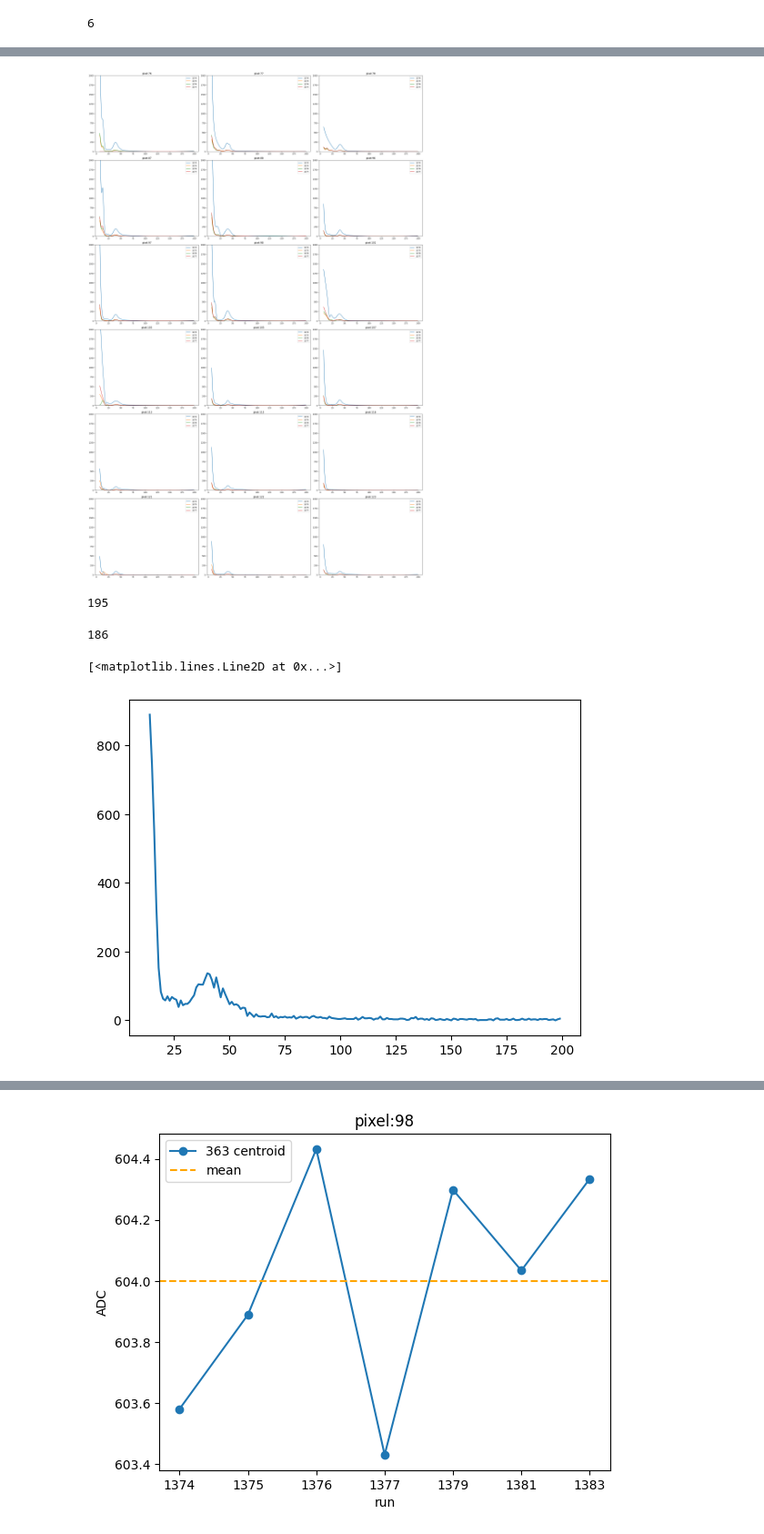
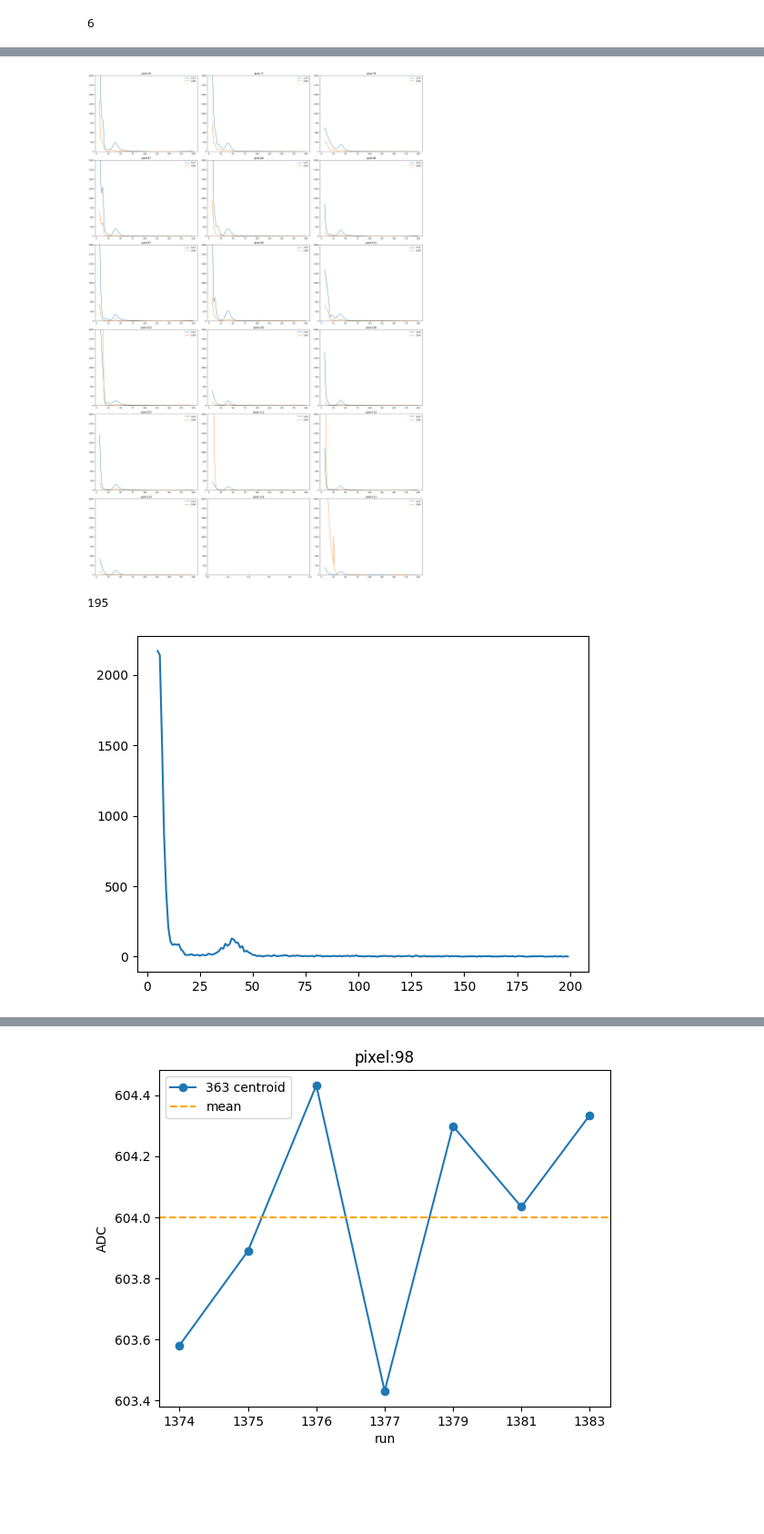
Before and after one commit to arlee-shelby/calibration, a Jupyter notebook: SnCalibration_pixelResults.ipynb, the cells around one changed output, grey strips where cells are left out. Shown: that part at 91% size. Saved outputs shown, nothing was run; the diff lists cells and outputs as text; code cells hidden in the pictures; blank space fills up the shorter version.

```diff
--- a/SnCalibration_pixelResults.ipynb
+++ b/SnCalibration_pixelResults.ipynb
@@ -17,7 +17,7 @@ np.set_printoptions(threshold=sys.maxsize)
 # %%
 pd.set_option("display.max_colwidth", 15)
 # %%
-runs = [1374, 1375, 1376, 1377, 1379, 1381]
+runs = [1374, 1389, 1376, 1377, 1379, 1381]
         #1383, 1385, 1389]
 # runs = [1304]
 # %%
@@ -55,7 +65,7 @@ for j in np.int16(dataAll[dataAll['run']==1374]['pixel'][:18]):
     ax=py.subplot(nrows,ncols,cnt)
     ax.set_title('pixel:%d'%j)
     ax.set_ylim(0,62)
-    for i in range(4):
+    for i in range(2):
 
         if dataAll[dataAll['pixel']==j].iloc[i]['CE']==3:
             #need to initialize the class to get the correct fit function based on the same recorded initilizing flag in column "CE"
@@ -109,7 +119,7 @@ for j in np.int16(dataAll[dataAll['run']==1374]['pixel'][:18]):
     ax=py.subplot(nrows,ncols,cnt)
     ax.set_title('pixel:%d'%j)
     ax.set_ylim(0,2000)
-    for i in range(4):
+    for i in range(2):
         if dataAll[dataAll['pixel']==j].iloc[i]['Xray']==5:
 
             conf['xray'] = 'five'
@@ -138,7 +148,18 @@ for j in np.int16(dataAll[dataAll['run']==1374]['pixel'][:18]):
             ax.plot(x,Sn.get_fit(x,*np.float64(dataAll[dataAll['pixel']==j].iloc[i]['xray'].replace('[','').replace(']','').split())),label = '%d'%runs[i])
             ax.legend()
 
-        if dataAll[dataAll['pixel']==j].iloc[i]['Xray']==0:
+#         if dataAll[dataAll['pixel']==j].iloc[i]['Xray']==2:
+
+#             conf['xray'] = 'two'
+#             Sn = SnCalibration()
+
+#             ax=py.subplot(nrows,ncols,cnt)
+
+#             ax.plot(x,Sn.get_fit(x,*np.float64(dataAll[dataAll['pixel']==j].iloc[i]['xray'].replace('[','').replace(']','').split())),label = '%d'%runs[i])
+#             ax.legend()
+
+
+        if dataAll[dataAll['pixel']==j].iloc[i]['Xray']==2:
 
             conf['xray'] = 'zero'
             Sn = SnCalibration()
@@ -150,28 +171,26 @@ for j in np.int16(dataAll[dataAll['run']==1374]['pixel'][:18]):
 
 py.tight_layout()
 # %% [output]
-[figure, old version]
+[figure, new version]
-# %%
-len(np.zeros(195))
-# %% [output]
-195
 # %%
-x = np.arange(14,200)
+x = np.arange(5,200)
 print(len(x))
 # for i in range(7):
-#     conf['capture'] = 'OFF'
-#     conf['capture'] = ''
-#     Sn = SnCalibration()
+conf['capture'] = 'OFF'
+conf['xray'] = 'five'
+Sn = SnCalibration()
 
         #plot all the fits with the same initilization on the same graph
 
 
         #need to convert the stored parameter string into the corresponding numerical values and plot Sn.get_fit (the fitting function)
-#     plt.plot(x,Sn.get_fit(x,*np.float64(dataAll[dataAll['pixel']==116].iloc[i]['ecap'].replace('[','').replace(']','').split())),label = '%d'%runs[i])
-plt.plot(x,np.float64(dataAll[dataAll['pixel']==103].iloc[0]['Xray hist'].replace('[','').replace(']','').split()))
-# plt.ylim(0,1000)
-# plt.xlim(0,30)
+# plt.plot(x,Sn.get_fit(x,*np.float64(dataAll[dataAll['pixel']==121].iloc[1]['xray'].replace('[','').replace(']','').split())),label = '%d'%runs[1])
+
+
+plt.plot(x,np.float64(dataAll[dataAll['pixel']==114].iloc[0]['Xray hist'].replace('[','').replace(']','').split()))
+# plt.ylim(0,500)
+# plt.xlim(11,30)
+plt.show()
 # %% [output]
-186
+195
-[<matplotlib.lines.Line2D at 0x...>]
-[figure, old version]
+[figure, new version]
```
Also changed, not shown: parts of 23 cells of this notebook, 4 other files.
